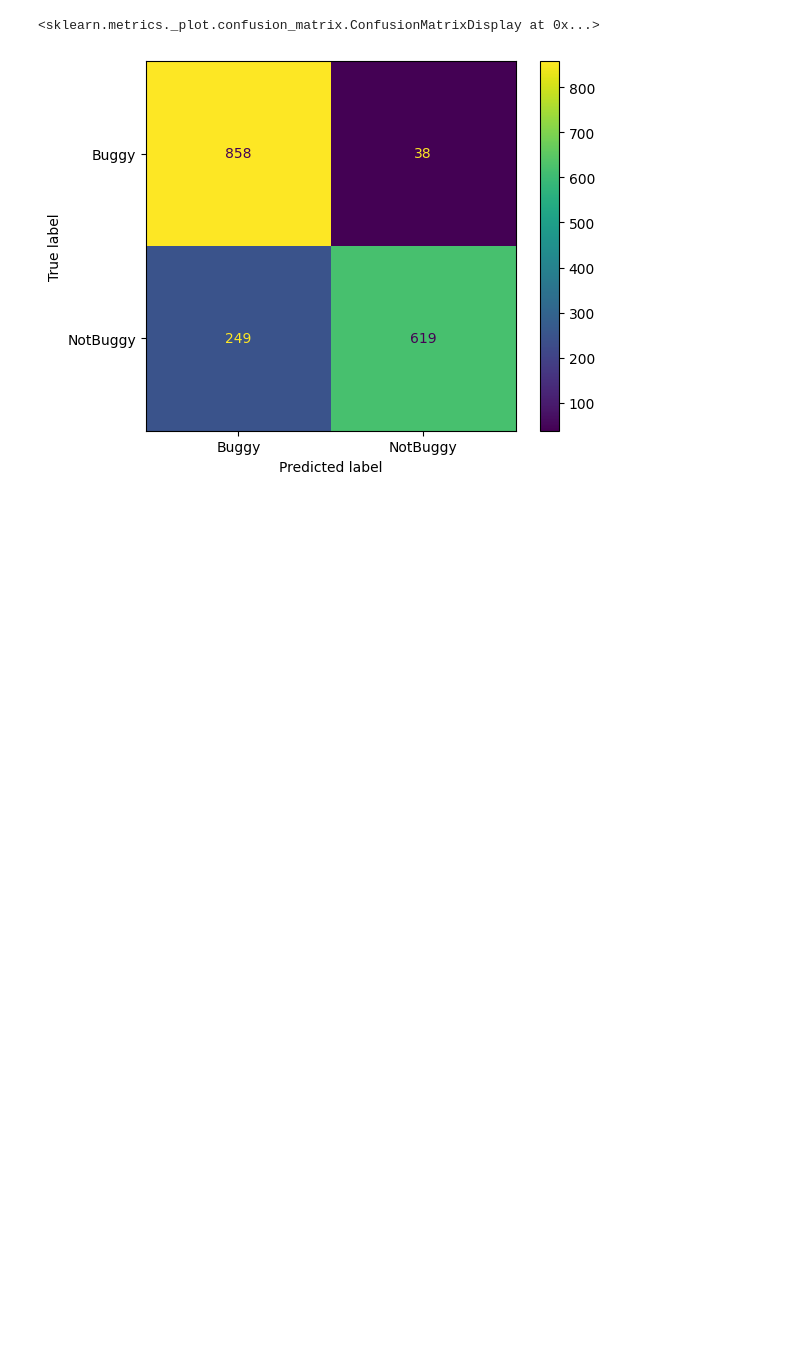
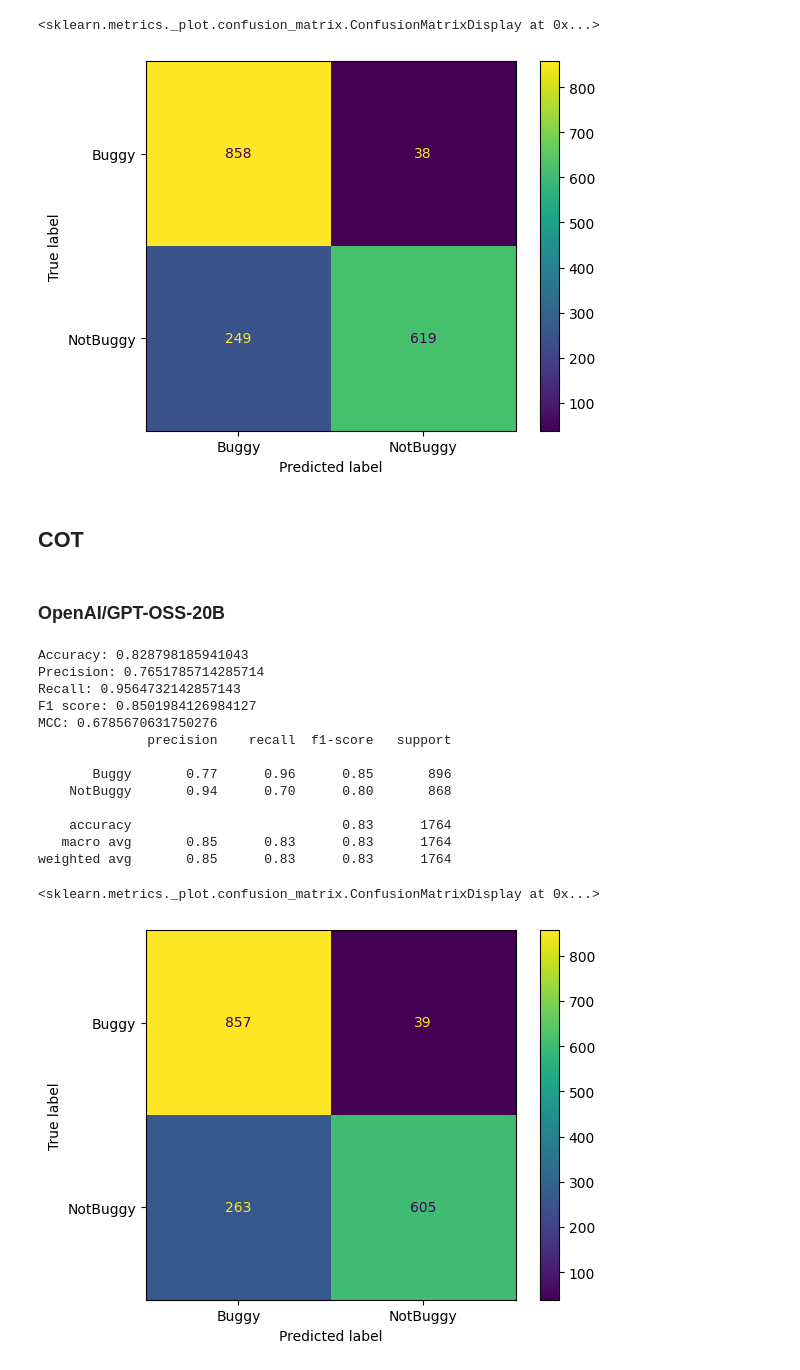
Before and after one commit to SQMLab/Tangled, a Jupyter notebook: OpenSourceModels.ipynb, the cells around one changed output. Drawn from its saved outputs; the diff is of its cells as text; code cells hidden in the pictures; blank space fills up the shorter version.

```diff
--- a/OpenSourceModels.ipynb
+++ b/OpenSourceModels.ipynb
@@ -162,3 +162,5 @@ MCC: 0.6935863278030366
 weighted avg       0.86      0.84      0.83      1764
 <sklearn.metrics._plot.confusion_matrix.ConfusionMatrixDisplay at 0x...>
 [figure]
+# %% [markdown]
+## COT
@@ -164,0 +207,30 @@ weighted avg       0.86      0.84      0.83      1764
+# %% [markdown]
+### OpenAI/GPT-OSS-20B
+# %%
+result = pd.read_csv("./Results/RQ2/COT/openai-gpt-oss-20b-processed.csv")
+
+print("Accuracy:", accuracy_score(result["Decision"], result["Detection"]))
+print("Precision:", precision_score(result["Decision"], result["Detection"], pos_label="Buggy"))
+print("Recall:", recall_score(result["Decision"], result["Detection"], pos_label="Buggy"))
+print("F1 score:", f1_score(result["Decision"], result["Detection"], pos_label="Buggy"))
+print("MCC:", matthews_corrcoef(result["Decision"], result["Detection"]))
+print(classification_report(result["Decision"], result["Detection"]))
+cm = confusion_matrix(result["Decision"], result["Detection"], labels=["Buggy", "NotBuggy"])
+fig = ConfusionMatrixDisplay(cm, display_labels=["Buggy", "NotBuggy"])
+fig.plot()
+# %% [output]
+Accuracy: 0.828798185941043
+Precision: 0.7651785714285714
+Recall: 0.9564732142857143
+F1 score: 0.8501984126984127
+MCC: 0.6785670631750276
+              precision    recall  f1-score   support
+
+       Buggy       0.77      0.96      0.85       896
+    NotBuggy       0.94      0.70      0.80       868
+
+    accuracy                           0.83      1764
+   macro avg       0.85      0.83      0.83      1764
+weighted avg       0.85      0.83      0.83      1764
+<sklearn.metrics._plot.confusion_matrix.ConfusionMatrixDisplay at 0x...>
+[figure, added]
```
Also changed, not shown: parts of 4 cells of this notebook, 3 other files.
